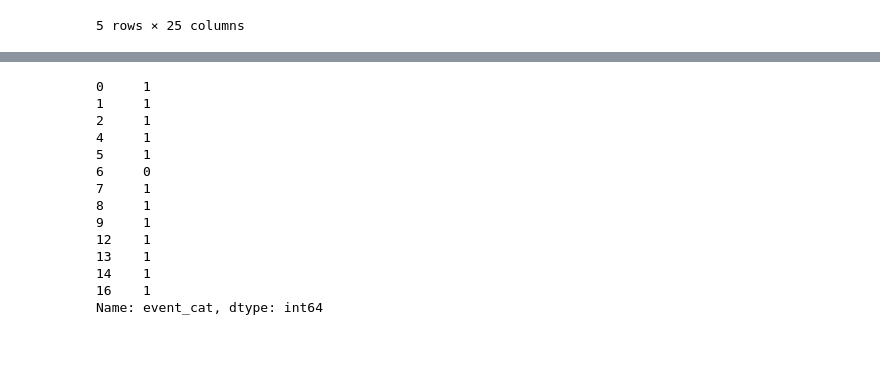
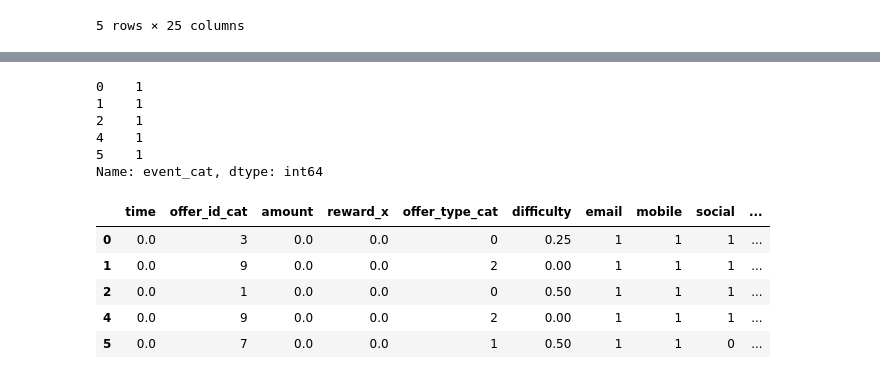
Before and after one commit to 3liud/DSND-capstone-project, a Jupyter notebook: Starbucks_Capstone_notebook.ipynb, the cells around one changed output, grey strips where cells are left out. Drawn from its saved outputs; the diff is of its cells as text; code cells hidden in the pictures; blank space fills up the shorter version.

```diff
--- a/Starbucks_Capstone_notebook.ipynb
+++ b/Starbucks_Capstone_notebook.ipynb
@@ -676,18 +676,27 @@ X.head()
 # %%
-y.head(13)
+y.head()
 # %% [output]
-0     1
-1     1
-2     1
-4     1
-5     1
-6     0
-7     1
-8     1
-9     1
-12    1
-13    1
-14    1
-16    1
+0    1
+1    1
+2    1
+4    1
+5    1
 Name: event_cat, dtype: int64
+# %%
+# scaling some variables before model building and training
+from sklearn.preprocessing import MinMaxScaler
+
+scaler = MinMaxScaler()
+features = ['time', 'amount', 'reward_x', 'difficulty', 'duration', 'membership_days']
+X_scaled = X.copy()
+X_scaled[features] = scaler.fit_transform(X_scaled[features])
+X = X_scaled
+X.head()
+# %% [output]
+|  | time | offer_id_cat | amount | reward_x | offer_type_cat | difficulty | email | mobile | social | ... |
+| 0 | 0.0 | 3 | 0.0 | 0.0 | 0 | 0.25 | 1 | 1 | 1 | ... |
+| 1 | 0.0 | 9 | 0.0 | 0.0 | 2 | 0.00 | 1 | 1 | 1 | ... |
+| 2 | 0.0 | 1 | 0.0 | 0.0 | 0 | 0.50 | 1 | 1 | 1 | ... |
+| 4 | 0.0 | 9 | 0.0 | 0.0 | 2 | 0.00 | 1 | 1 | 1 | ... |
+| 5 | 0.0 | 7 | 0.0 | 0.0 | 1 | 0.50 | 1 | 1 | 0 | ... |
 # %%
```
Also changed, not shown: parts of 18 cells of this notebook.
